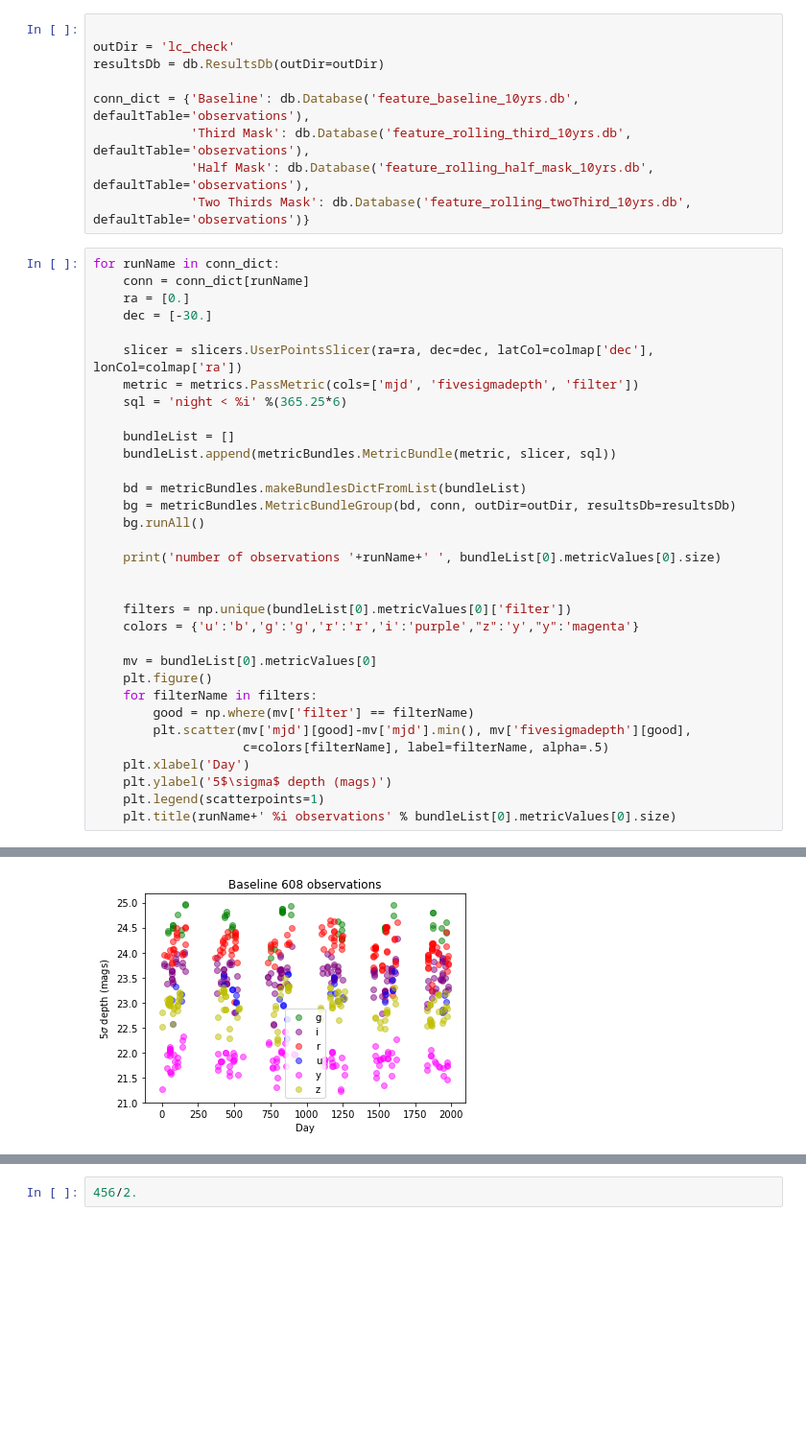
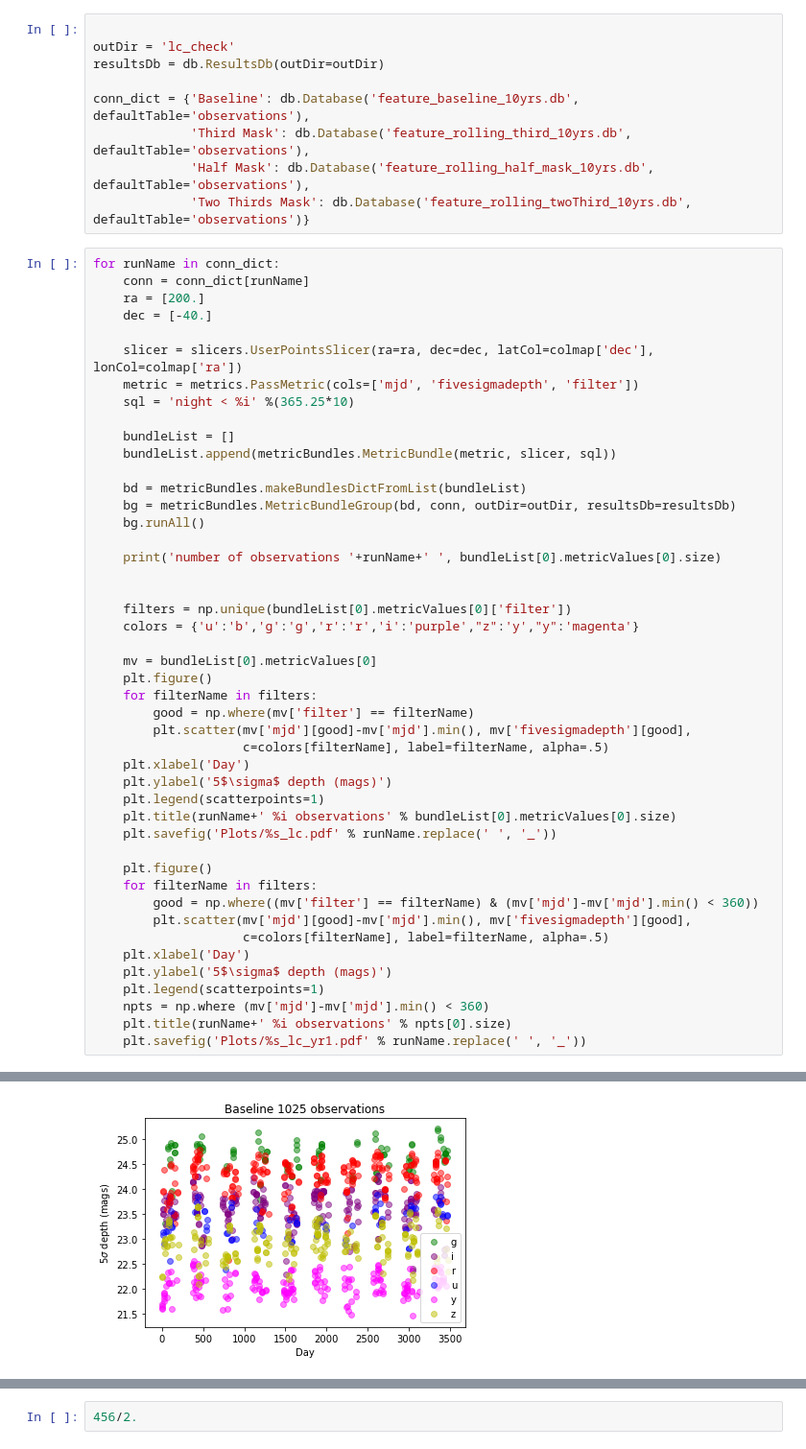
Before and after one commit to yoachim/ScratchStuff, a Jupyter notebook: feature_runs/Check_some_lc.ipynb, the cells around one changed output, grey strips where cells are left out. Shown at 96% size. Drawn from its saved outputs; the diff is of its cells as text; blank space fills up the shorter version.

Commit message:
made some more plots

```diff
--- a/feature_runs/Check_some_lc.ipynb
+++ b/feature_runs/Check_some_lc.ipynb
@@ -29,12 +29,12 @@ conn_dict = {'Baseline': db.Database('feature_baseline_10yrs.db', defaultTable='
 # %%
 for runName in conn_dict:
     conn = conn_dict[runName]
-    ra = [0.]
-    dec = [-30.]
+    ra = [200.]
+    dec = [-40.]
 
     slicer = slicers.UserPointsSlicer(ra=ra, dec=dec, latCol=colmap['dec'], lonCol=colmap['ra'])
     metric = metrics.PassMetric(cols=['mjd', 'fivesigmadepth', 'filter'])
-    sql = 'night < %i' %(365.25*6)
+    sql = 'night < %i' %(365.25*10)
 
     bundleList = []
     bundleList.append(metricBundles.MetricBundle(metric, slicer, sql))
@@ -59,4 +59,17 @@ for runName in conn_dict:
     plt.ylabel('5$\sigma$ depth (mags)')
     plt.legend(scatterpoints=1)
     plt.title(runName+' %i observations' % bundleList[0].metricValues[0].size)
+    plt.savefig('Plots/%s_lc.pdf' % runName.replace(' ', '_'))
+
+    plt.figure()
+    for filterName in filters:
+        good = np.where((mv['filter'] == filterName) & (mv['mjd']-mv['mjd'].min() < 360))
+        plt.scatter(mv['mjd'][good]-mv['mjd'].min(), mv['fivesigmadepth'][good],
+                    c=colors[filterName], label=filterName, alpha=.5)
+    plt.xlabel('Day')
+    plt.ylabel('5$\sigma$ depth (mags)')
+    plt.legend(scatterpoints=1)
+    npts = np.where (mv['mjd']-mv['mjd'].min() < 360)
+    plt.title(runName+' %i observations' % npts[0].size)
+    plt.savefig('Plots/%s_lc_yr1.pdf' % runName.replace(' ', '_'))
 # %% [output]
@@ -80 +93 @@ number of observations Two Thirds Mask  456
-[figure, old version]
+[figure, new version]
```
Also changed, not shown: parts of 1 cell of this notebook, 1 other file.
